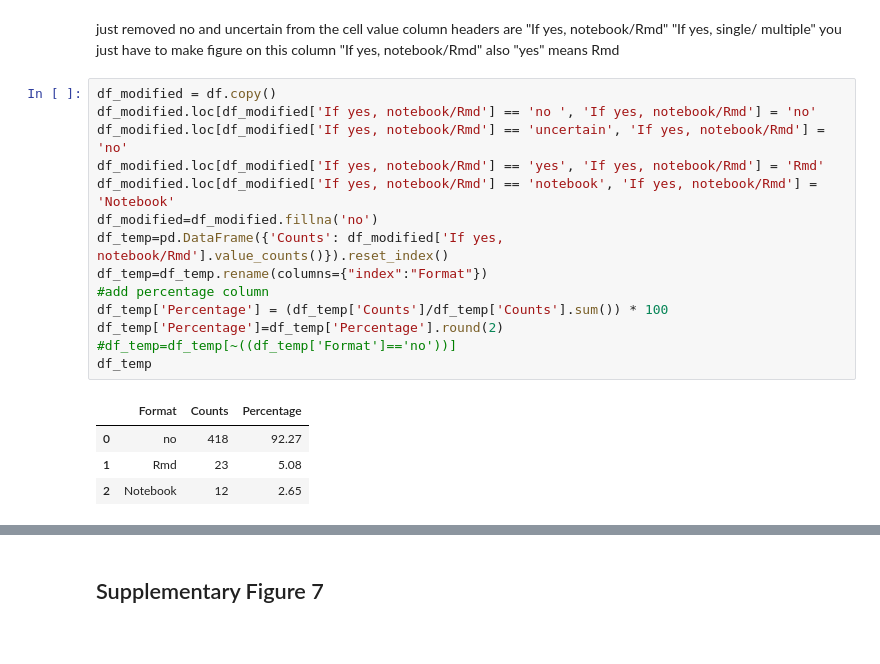
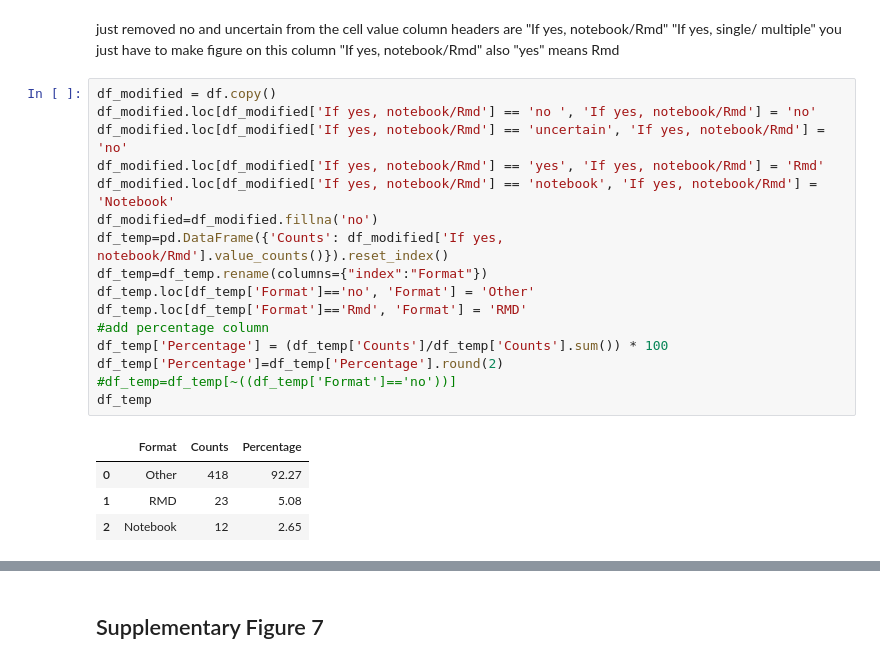
Before and after one commit to Mangul-Lab-USC/code-availability, a Jupyter notebook: notebooks/Figures.ipynb, the cells around one changed output, grey strips where cells are left out. Cells and saved outputs as stored; diff of their text form.

```diff
--- a/notebooks/Figures.ipynb
+++ b/notebooks/Figures.ipynb
@@ -892,21 +857,23 @@ also "yes" means Rmd
 # %%
 df_modified = df.copy()
 df_modified.loc[df_modified['If yes, notebook/Rmd'] == 'no ', 'If yes, notebook/Rmd'] = 'no'
 df_modified.loc[df_modified['If yes, notebook/Rmd'] == 'uncertain', 'If yes, notebook/Rmd'] = 'no'
 df_modified.loc[df_modified['If yes, notebook/Rmd'] == 'yes', 'If yes, notebook/Rmd'] = 'Rmd'
 df_modified.loc[df_modified['If yes, notebook/Rmd'] == 'notebook', 'If yes, notebook/Rmd'] = 'Notebook'
 df_modified=df_modified.fillna('no')
 df_temp=pd.DataFrame({'Counts': df_modified['If yes, notebook/Rmd'].value_counts()}).reset_index()
 df_temp=df_temp.rename(columns={"index":"Format"})
+df_temp.loc[df_temp['Format']=='no', 'Format'] = 'Other'
+df_temp.loc[df_temp['Format']=='Rmd', 'Format'] = 'RMD'
 #add percentage column
 df_temp['Percentage'] = (df_temp['Counts']/df_temp['Counts'].sum()) * 100
 df_temp['Percentage']=df_temp['Percentage'].round(2)
 #df_temp=df_temp[~((df_temp['Format']=='no'))]
 df_temp
 # %% [output]
 |  | Format | Counts | Percentage |
-| 0 | no | 418 | 92.27 |
-| 1 | Rmd | 23 | 5.08 |
+| 0 | Other | 418 | 92.27 |
+| 1 | RMD | 23 | 5.08 |
 | 2 | Notebook | 12 | 2.65 |
 # %%
 plt.figure(figsize=(10, 10))
```
Also changed, not shown: parts of 14 cells of this notebook, 4 other files.
